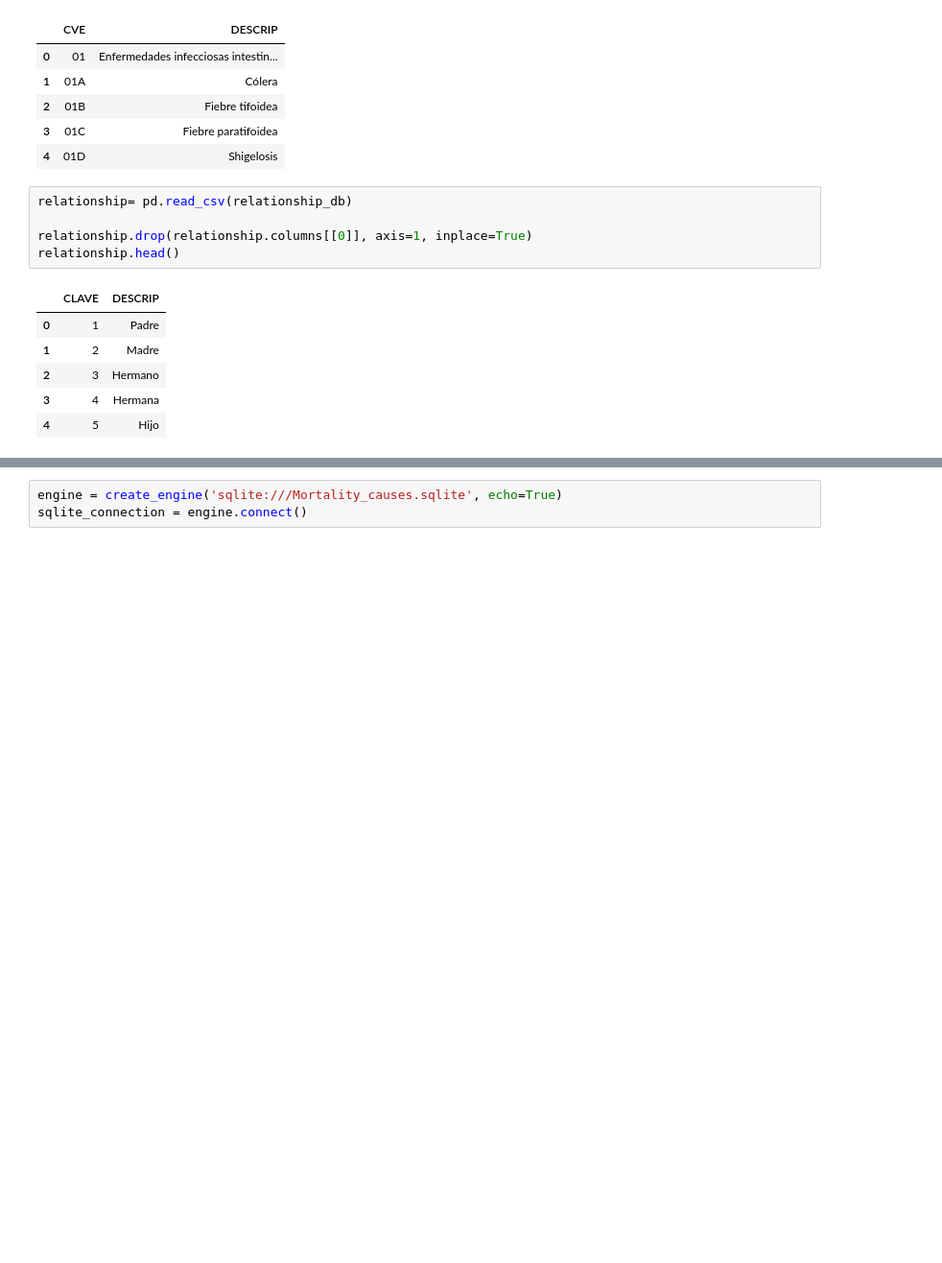
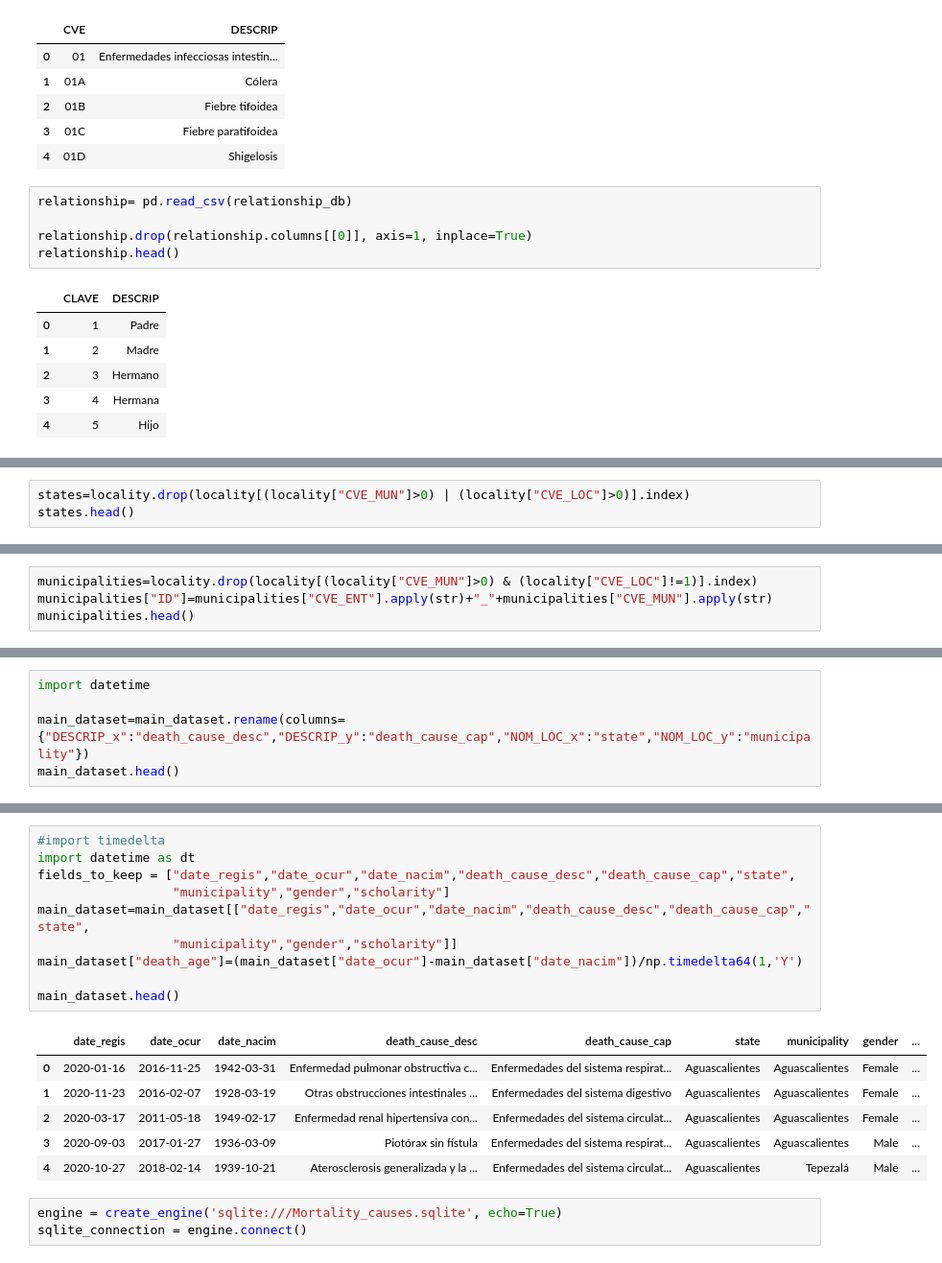
Before and after one commit to VanessaGuzman12/Project2, a Jupyter notebook: Diseases.ipynb, the cells around one changed output, grey strips where cells are left out. Shown at 96% size. Drawn from its saved outputs; the diff is of its cells as text; blank space fills up the shorter version.

```diff
--- a/Diseases.ipynb
+++ b/Diseases.ipynb
@@ -116,0 +139,3 @@ relationship.head()
+# %%
+states=locality.drop(locality[(locality["CVE_MUN"]>0) | (locality["CVE_LOC"]>0)].index)
+states.head()
@@ -116,0 +149,4 @@ relationship.head()
+# %%
+municipalities=locality.drop(locality[(locality["CVE_MUN"]>0) & (locality["CVE_LOC"]!=1)].index)
+municipalities["ID"]=municipalities["CVE_ENT"].apply(str)+"_"+municipalities["CVE_MUN"].apply(str)
+municipalities.head()
@@ -116,0 +220,5 @@ relationship.head()
+# %%
+import datetime
+
+main_dataset=main_dataset.rename(columns={"DESCRIP_x":"death_cause_desc","DESCRIP_y":"death_cause_cap","NOM_LOC_x":"state","NOM_LOC_y":"municipality"})
+main_dataset.head()
@@ -117,3 +233,20 @@ relationship.head()
+# %%
+#import timedelta
+import datetime as dt
+fields_to_keep = ["date_regis","date_ocur","date_nacim","death_cause_desc","death_cause_cap","state",
+                  "municipality","gender","scholarity"]
+main_dataset=main_dataset[["date_regis","date_ocur","date_nacim","death_cause_desc","death_cause_cap","state",
+                  "municipality","gender","scholarity"]]
+main_dataset["death_age"]=(main_dataset["date_ocur"]-main_dataset["date_nacim"])/np.timedelta64(1,'Y')
+
+main_dataset.head()
+# %% [output]
+|  | date_regis | date_ocur | date_nacim | death_cause_desc | death_cause_cap | state | municipality | gender | ... |
+| 0 | 2020-01-16 | 2016-11-25 | 1942-03-31 | Enfermedad pulmonar obstructiva c... | Enfermedades del sistema respirat... | Aguascalientes | Aguascalientes | Female | ... |
+| 1 | 2020-11-23 | 2016-02-07 | 1928-03-19 | Otras obstrucciones intestinales ... | Enfermedades del sistema digestivo | Aguascalientes | Aguascalientes | Female | ... |
+| 2 | 2020-03-17 | 2011-05-18 | 1949-02-17 | Enfermedad renal hipertensiva con... | Enfermedades del sistema circulat... | Aguascalientes | Aguascalientes | Female | ... |
+| 3 | 2020-09-03 | 2017-01-27 | 1936-03-09 | Piotórax sin fístula | Enfermedades del sistema respirat... | Aguascalientes | Aguascalientes | Male | ... |
+| 4 | 2020-10-27 | 2018-02-14 | 1939-10-21 | Aterosclerosis generalizada y la ... | Enfermedades del sistema circulat... | Aguascalientes | Tepezalá | Male | ... |
 # %%
 engine = create_engine('sqlite:///Mortality_causes.sqlite', echo=True)
 sqlite_connection = engine.connect()
```
Also changed, not shown: parts of 20 cells of this notebook, 2 other files.
